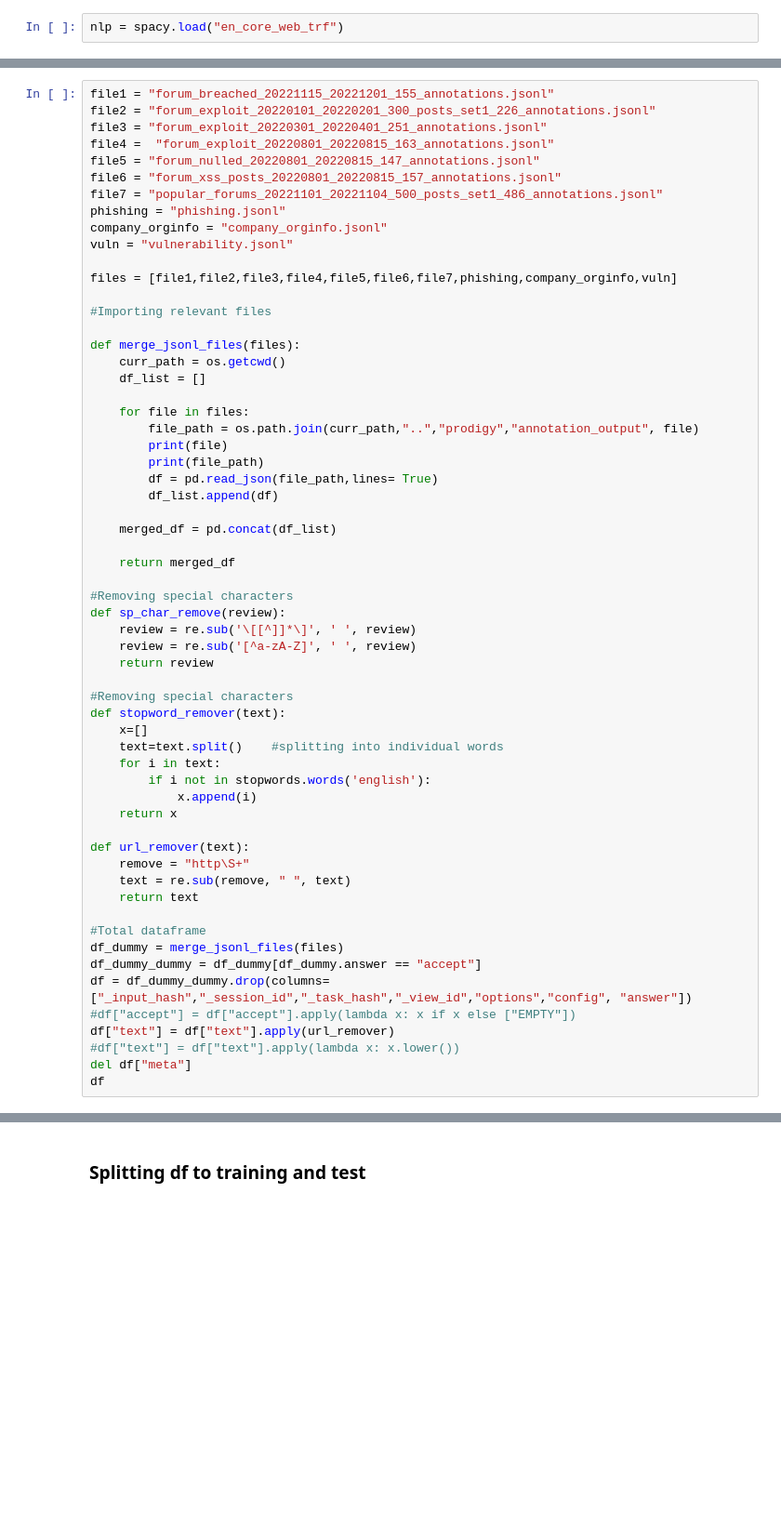
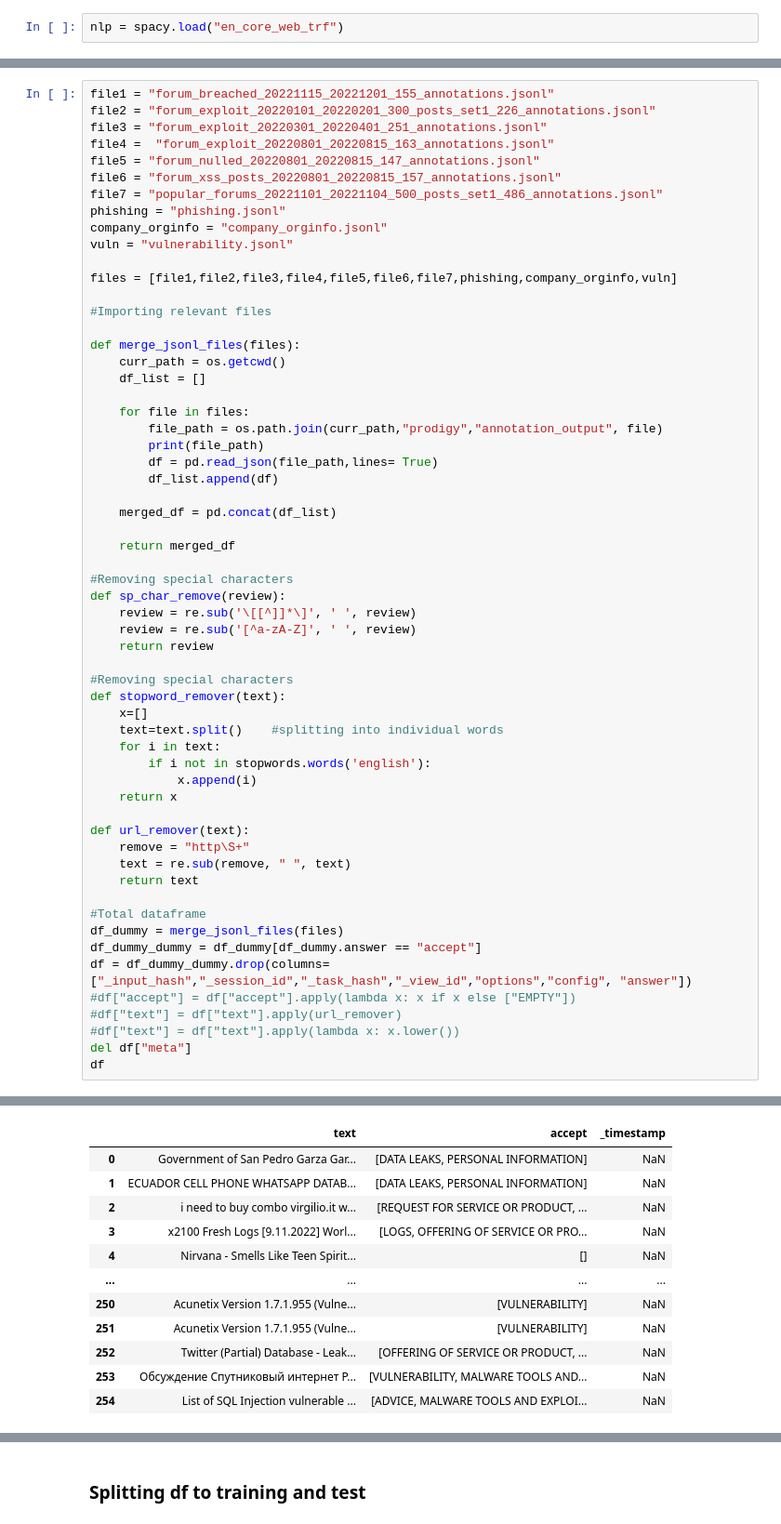
Before and after one commit to Cupofteea/RDAI-ANLP, a Jupyter notebook: spacy_transformers.ipynb, the cells around one changed output, grey strips where cells are left out. Shown: that part at 93% size. Saved outputs shown, nothing was run; the diff lists cells and outputs as text; blank space fills up the shorter version.

```diff
--- a/spacy_transformers.ipynb
+++ b/spacy_transformers.ipynb
@@ -38,8 +74,7 @@ def merge_jsonl_files(files):
     df_list = []
 
     for file in files:
-        file_path = os.path.join(curr_path,"..","prodigy","annotation_output", file)
-        print(file)
+        file_path = os.path.join(curr_path,"prodigy","annotation_output", file)
         print(file_path)
         df = pd.read_json(file_path,lines= True)
         df_list.append(df)
@@ -73,7 +108,8 @@ df_dummy = merge_jsonl_files(files)
 df_dummy_dummy = df_dummy[df_dummy.answer == "accept"]
 df = df_dummy_dummy.drop(columns=["_input_hash","_session_id","_task_hash","_view_id","options","config", "answer"])
 #df["accept"] = df["accept"].apply(lambda x: x if x else ["EMPTY"])
-df["text"] = df["text"].apply(url_remover)
+#df["text"] = df["text"].apply(url_remover)
 #df["text"] = df["text"].apply(lambda x: x.lower())
 del df["meta"]
 df
+# %% [output]
@@ -79,0 +126,12 @@ df
+|  | text | accept | _timestamp |
+| 0 | Government of San Pedro Garza Gar... | [DATA LEAKS, PERSONAL INFORMATION] | NaN |
+| 1 | ECUADOR CELL PHONE WHATSAPP DATAB... | [DATA LEAKS, PERSONAL INFORMATION] | NaN |
+| 2 | i need to buy combo virgilio.it w... | [REQUEST FOR SERVICE OR PRODUCT, ... | NaN |
+| 3 | x2100 Fresh Logs [9.11.2022] Worl... | [LOGS, OFFERING OF SERVICE OR PRO... | NaN |
+| 4 | Nirvana - Smells Like Teen Spirit... | [] | NaN |
+| ... | ... | ... | ... |
+| 250 | Acunetix Version 1.7.1.955 (Vulne... | [VULNERABILITY] | NaN |
+| 251 | Acunetix Version 1.7.1.955 (Vulne... | [VULNERABILITY] | NaN |
+| 252 | Twitter (Partial) Database - Leak... | [OFFERING OF SERVICE OR PRODUCT, ... | NaN |
+| 253 | Обсуждение Спутниковый интернет Р... | [VULNERABILITY, MALWARE TOOLS AND... | NaN |
+| 254 | List of SQL Injection vulnerable ... | [ADVICE, MALWARE TOOLS AND EXPLOI... | NaN |
```
Also changed, not shown: parts of 35 cells of this notebook, 2 other files.
